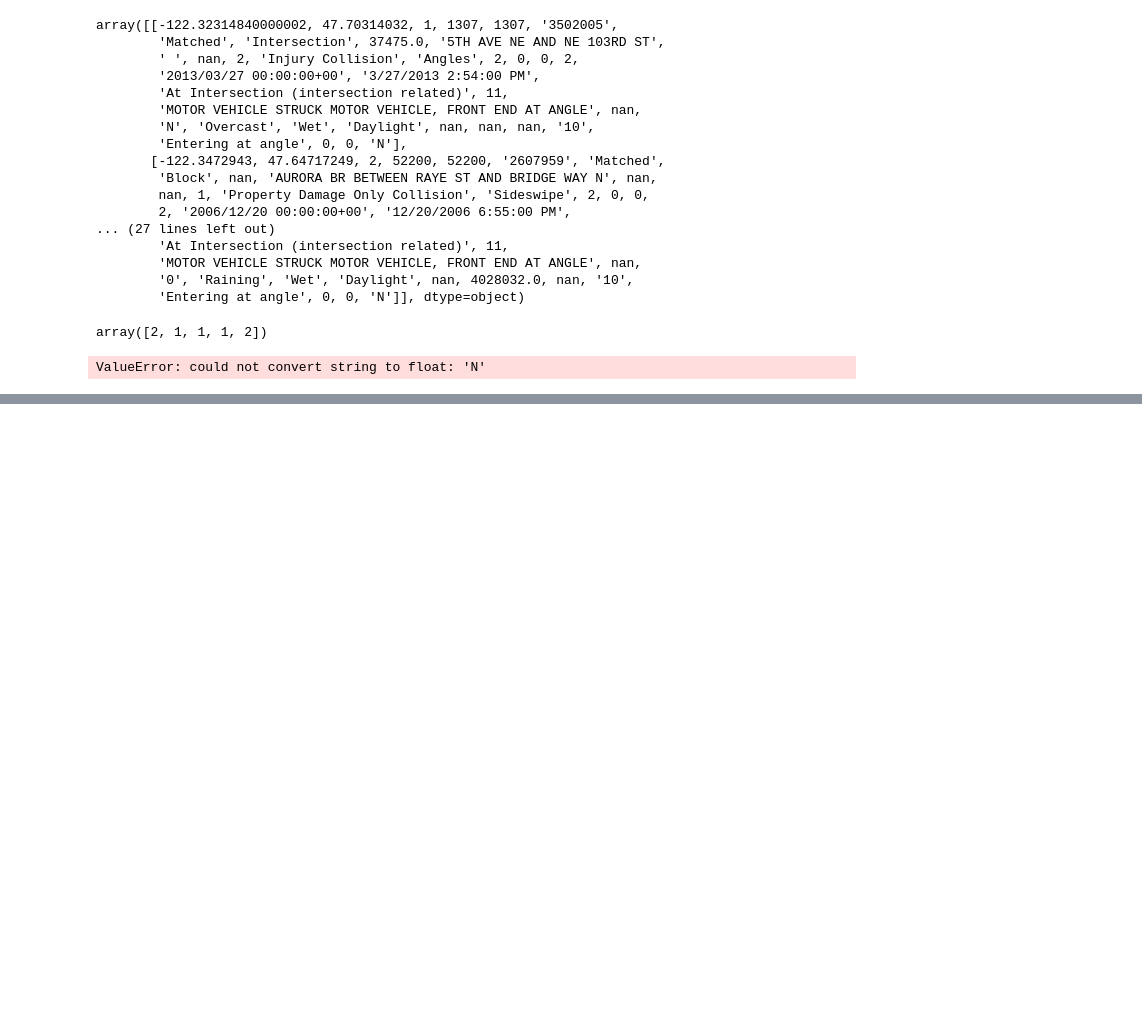
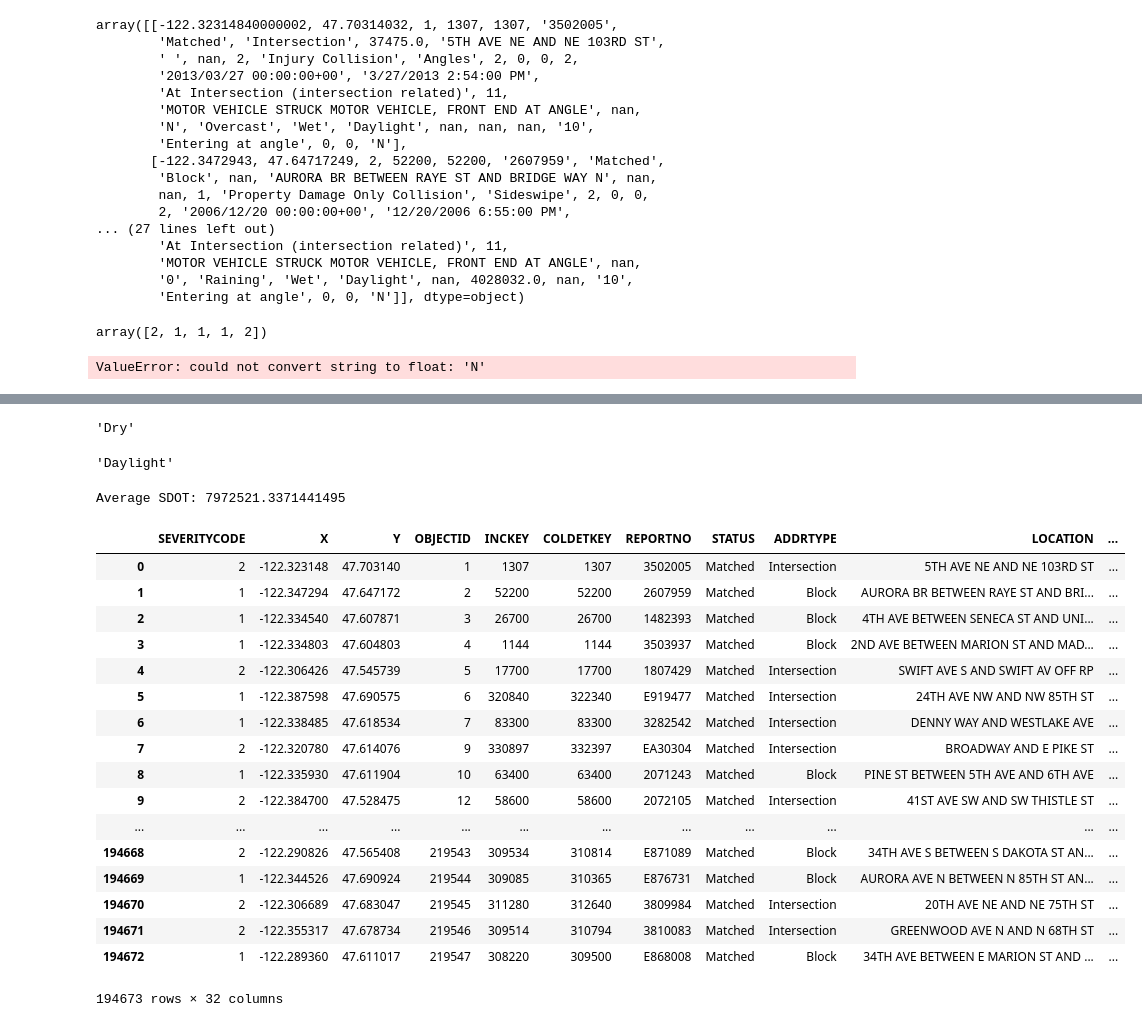
Before and after one commit to willm625/Coursera_Capstone, a Jupyter notebook: cap_nb.ipynb, the cells around one changed output, grey strips where cells are left out. Drawn from its saved outputs; the diff is of its cells as text; code cells hidden in the pictures; blank space fills up the shorter version.

```diff
--- a/cap_nb.ipynb
+++ b/cap_nb.ipynb
@@ -100,0 +182,42 @@ Test set: (38935, 37) (38935,)
+# %%
+df["WEATHER"].replace(np.nan, "Clear", inplace=True)
+# %%
+df["ROADCOND"].value_counts().idxmax()
+# %% [output]
+'Dry'
+# %%
+df["ROADCOND"].replace(np.nan, "Dry", inplace=True)
+# %%
+df["LIGHTCOND"].value_counts().idxmax()
+# %% [output]
+'Daylight'
+# %%
+df["LIGHTCOND"].replace(np.nan, "Daylight", inplace=True)
+# %%
+df["SDOTCOLNUM"].value_counts().idxmax()
+avg_SDOT = df['SDOTCOLNUM'].astype('float').mean(axis=0)
+print("Average SDOT:", avg_SDOT)
+df['SDOTCOLNUM'].replace(np.nan, avg_SDOT, inplace=True)
+# %% [output]
+Average SDOT: 7972521.3371441495
+# %%
+df
+# %% [output]
+|  | SEVERITYCODE | X | Y | OBJECTID | INCKEY | COLDETKEY | REPORTNO | STATUS | ADDRTYPE | LOCATION | ... |
+| 0 | 2 | -122.323148 | 47.703140 | 1 | 1307 | 1307 | 3502005 | Matched | Intersection | 5TH AVE NE AND NE 103RD ST | ... |
+| 1 | 1 | -122.347294 | 47.647172 | 2 | 52200 | 52200 | 2607959 | Matched | Block | AURORA BR BETWEEN RAYE ST AND BRI... | ... |
+| 2 | 1 | -122.334540 | 47.607871 | 3 | 26700 | 26700 | 1482393 | Matched | Block | 4TH AVE BETWEEN SENECA ST AND UNI... | ... |
+| 3 | 1 | -122.334803 | 47.604803 | 4 | 1144 | 1144 | 3503937 | Matched | Block | 2ND AVE BETWEEN MARION ST AND MAD... | ... |
+| 4 | 2 | -122.306426 | 47.545739 | 5 | 17700 | 17700 | 1807429 | Matched | Intersection | SWIFT AVE S AND SWIFT AV OFF RP | ... |
+| 5 | 1 | -122.387598 | 47.690575 | 6 | 320840 | 322340 | E919477 | Matched | Intersection | 24TH AVE NW AND NW 85TH ST | ... |
+| 6 | 1 | -122.338485 | 47.618534 | 7 | 83300 | 83300 | 3282542 | Matched | Intersection | DENNY WAY AND WESTLAKE AVE | ... |
+| 7 | 2 | -122.320780 | 47.614076 | 9 | 330897 | 332397 | EA30304 | Matched | Intersection | BROADWAY AND E PIKE ST | ... |
+| 8 | 1 | -122.335930 | 47.611904 | 10 | 63400 | 63400 | 2071243 | Matched | Block | PINE ST BETWEEN 5TH AVE AND 6TH AVE | ... |
+| 9 | 2 | -122.384700 | 47.528475 | 12 | 58600 | 58600 | 2072105 | Matched | Intersection | 41ST AVE SW AND SW THISTLE ST | ... |
+| ... | ... | ... | ... | ... | ... | ... | ... | ... | ... | ... | ... |
+| 194668 | 2 | -122.290826 | 47.565408 | 219543 | 309534 | 310814 | E871089 | Matched | Block | 34TH AVE S BETWEEN S DAKOTA ST AN... | ... |
+| 194669 | 1 | -122.344526 | 47.690924 | 219544 | 309085 | 310365 | E876731 | Matched | Block | AURORA AVE N BETWEEN N 85TH ST AN... | ... |
+| 194670 | 2 | -122.306689 | 47.683047 | 219545 | 311280 | 312640 | 3809984 | Matched | Intersection | 20TH AVE NE AND NE 75TH ST | ... |
+| 194671 | 2 | -122.355317 | 47.678734 | 219546 | 309514 | 310794 | 3810083 | Matched | Intersection | GREENWOOD AVE N AND N 68TH ST | ... |
+| 194672 | 1 | -122.289360 | 47.611017 | 219547 | 308220 | 309500 | E868008 | Matched | Block | 34TH AVE BETWEEN E MARION ST AND ... | ... |
+194673 rows × 32 columns
```
Also changed, not shown: parts of 19 cells of this notebook.
